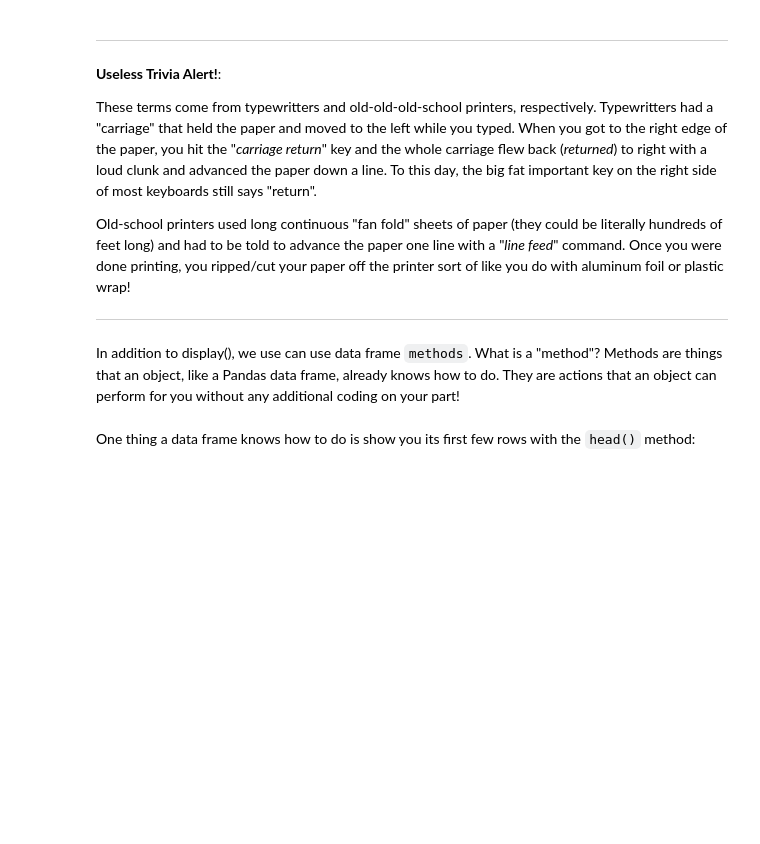
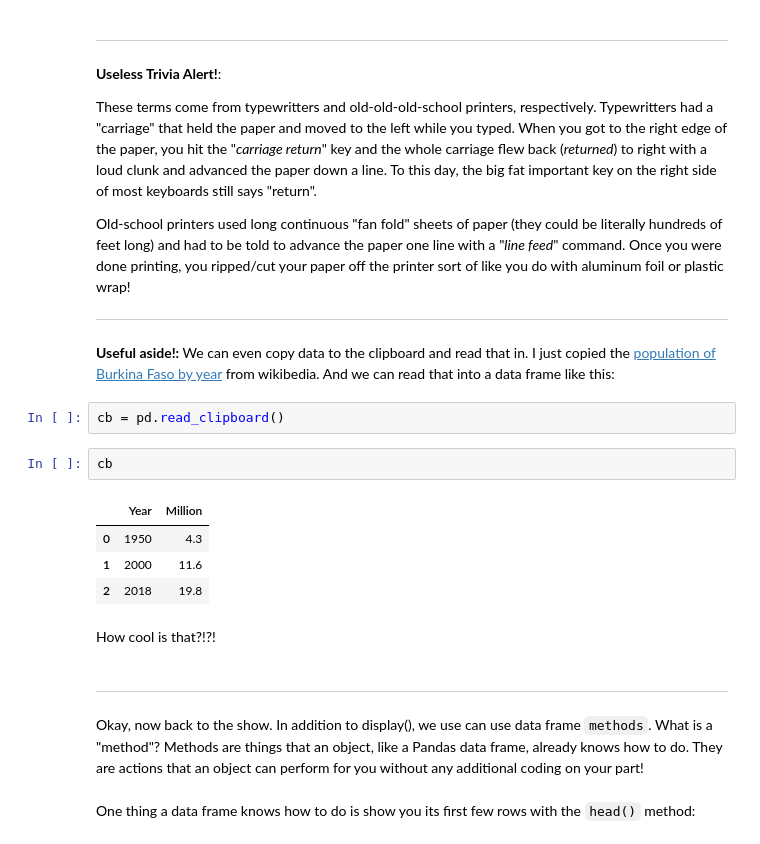
Before and after one commit to psychdatascience/FDS-CourseOne, a Jupyter notebook: tutorial006.ipynb, the cells around one changed output. Drawn from its saved outputs; the diff is of its cells as text; blank space fills up the shorter version.

```diff
--- a/tutorial006.ipynb
+++ b/tutorial006.ipynb
@@ -67,8 +67,24 @@ These terms come from typewritters and old-old-old-school printers, respectively
 Old-school printers used long continuous "fan fold" sheets of paper (they could be literally hundreds of feet long) and had to be told to advance the paper one line with a "*line feed*" command. Once you were done printing, you ripped/cut your paper off the printer sort of like you do with aluminum foil or plastic wrap!
 
 ---
+# %% [markdown]
+**Useful aside!:**
+We can even copy data to the clipboard and read that in. I just copied the [population of Burkina Faso by year](https://en.wikipedia.org/wiki/Burkina_Faso) from wikibedia. And we can read that into a data frame like this:
+# %%
+cb = pd.read_clipboard()
+# %%
+cb
+# %% [output]
+|  | Year | Million |
+| 0 | 1950 | 4.3 |
+| 1 | 2000 | 11.6 |
+| 2 | 2018 | 19.8 |
+# %% [markdown]
+How cool is that?!?!
+# %% [markdown]
+---
 # %% [markdown]
-In addition to display(), we use can use data frame `methods`. What is a "method"? Methods are things that an object, like a Pandas data frame, already knows how to do. They are actions that an object can perform for you without any additional coding on your part!
+Okay, now back to the show. In addition to display(), we use can use data frame `methods`. What is a "method"? Methods are things that an object, like a Pandas data frame, already knows how to do. They are actions that an object can perform for you without any additional coding on your part!
 # %% [markdown]
 One thing a data frame knows how to do is show you its first few rows with the `head()` method:
 # %%
```
Also changed, not shown: 3 other files.
